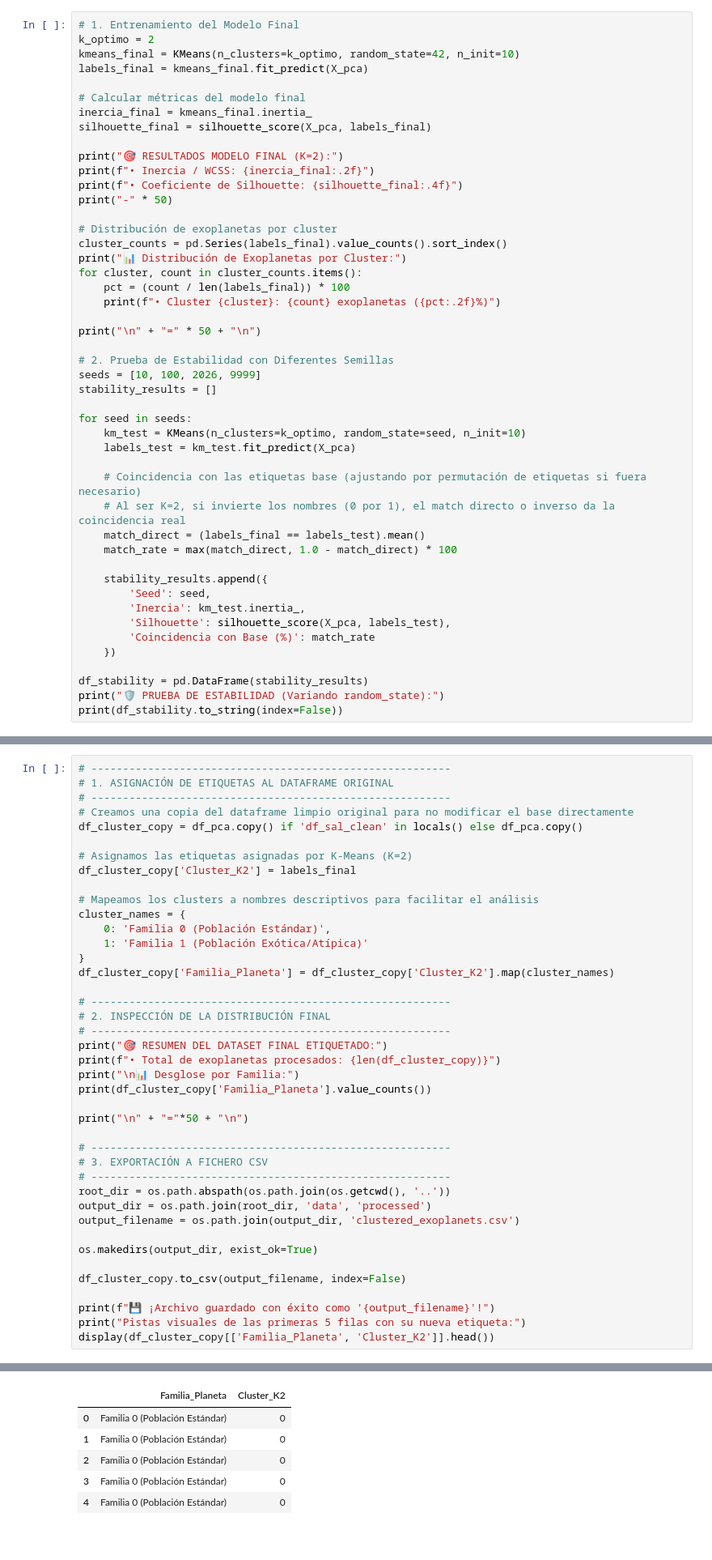
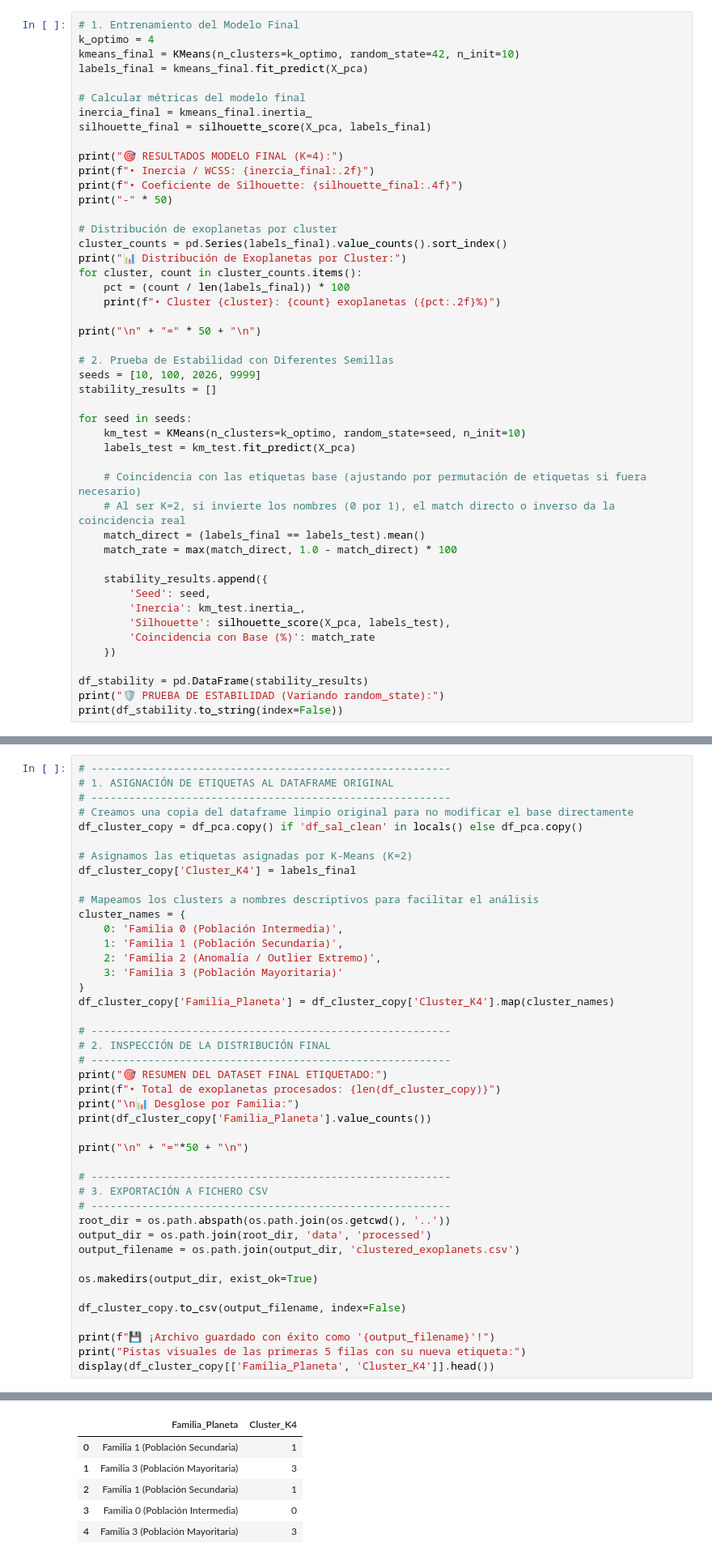
Before and after one commit to LauraSilRu/exoplanet-profiler, a Jupyter notebook: notebooks/05_clustering_and_evaluation.ipynb, the cells around one changed output, grey strips where cells are left out. Shown at 81% size. Cells and saved outputs as stored; diff of their text form.

```diff
--- a/notebooks/05_clustering_and_evaluation.ipynb
+++ b/notebooks/05_clustering_and_evaluation.ipynb
@@ -163,7 +163,7 @@ Para validar la robustez y solidez de los resultados, realizamos una **Prueba de
 3. Evaluamos la consistencia de las métricas (Inercia y Silhouette) y el porcentaje de coincidencia en las asignaciones de exoplanetas para confirmar que la solución es estable y reproducible.
 # %%
 # 1. Entrenamiento del Modelo Final
-k_optimo = 2
+k_optimo = 4
 kmeans_final = KMeans(n_clusters=k_optimo, random_state=42, n_init=10)
 labels_final = kmeans_final.fit_predict(X_pca)
 
@@ -171,7 +171,7 @@ labels_final = kmeans_final.fit_predict(X_pca)
 inercia_final = kmeans_final.inertia_
 silhouette_final = silhouette_score(X_pca, labels_final)
 
-print("🎯 RESULTADOS MODELO FINAL (K=2):")
+print("🎯 RESULTADOS MODELO FINAL (K=4):")
 print(f"• Inercia / WCSS: {inercia_final:.2f}")
 print(f"• Coeficiente de Silhouette: {silhouette_final:.4f}")
 print("-" * 50)
@@ -347,14 +351,16 @@ Esto nos permitirá:
 df_cluster_copy = df_pca.copy() if 'df_sal_clean' in locals() else df_pca.copy()
 
 # Asignamos las etiquetas asignadas por K-Means (K=2)
-df_cluster_copy['Cluster_K2'] = labels_final
+df_cluster_copy['Cluster_K4'] = labels_final
 
 # Mapeamos los clusters a nombres descriptivos para facilitar el análisis
 cluster_names = {
-    0: 'Familia 0 (Población Estándar)',
-    1: 'Familia 1 (Población Exótica/Atípica)'
+    0: 'Familia 0 (Población Intermedia)',
+    1: 'Familia 1 (Población Secundaria)',
+    2: 'Familia 2 (Anomalía / Outlier Extremo)',
+    3: 'Familia 3 (Población Mayoritaria)'
 }
-df_cluster_copy['Familia_Planeta'] = df_cluster_copy['Cluster_K2'].map(cluster_names)
+df_cluster_copy['Familia_Planeta'] = df_cluster_copy['Cluster_K4'].map(cluster_names)
 
 # ---------------------------------------------------------
 # 2. INSPECCIÓN DE LA DISTRIBUCIÓN FINAL
@@ -379,6 +385,6 @@ df_cluster_copy.to_csv(output_filename, index=False)
 
 print(f"💾 ¡Archivo guardado con éxito como '{output_filename}'!")
 print("Pistas visuales de las primeras 5 filas con su nueva etiqueta:")
-display(df_cluster_copy[['Familia_Planeta', 'Cluster_K2']].head())
+display(df_cluster_copy[['Familia_Planeta', 'Cluster_K4']].head())
 # %% [output]
 🎯 RESUMEN DEL DATASET FINAL ETIQUETADO:
@@ -391,15 +399,15 @@ Familia 1 (Población Exótica/Atípica)     64
 Name: count, dtype: int64
 
 ==================================================
 
 💾 ¡Archivo guardado con éxito como 'd:\HELEN\PERSONAL\FORMACIÓN\++ia_formacion\BOOTCAMP - F5\CURSO\PROYECTO_3.2\exoplanet-profiler\data\processed\clustered_exoplanets.csv'!
 Pistas visuales de las primeras 5 filas con su nueva etiqueta:
-|  | Familia_Planeta | Cluster_K2 |
-| 0 | Familia 0 (Población Estándar) | 0 |
-| 1 | Familia 0 (Población Estándar) | 0 |
-| 2 | Familia 0 (Población Estándar) | 0 |
-| 3 | Familia 0 (Población Estándar) | 0 |
-| 4 | Familia 0 (Población Estándar) | 0 |
+|  | Familia_Planeta | Cluster_K4 |
+| 0 | Familia 1 (Población Secundaria) | 1 |
+| 1 | Familia 3 (Población Mayoritaria) | 3 |
+| 2 | Familia 1 (Población Secundaria) | 1 |
+| 3 | Familia 0 (Población Intermedia) | 0 |
+| 4 | Familia 3 (Población Mayoritaria) | 3 |
 # %% [markdown]
 ### Conclusión
 
```
Also changed, not shown: parts of 15 cells of this notebook, 2 other files.
